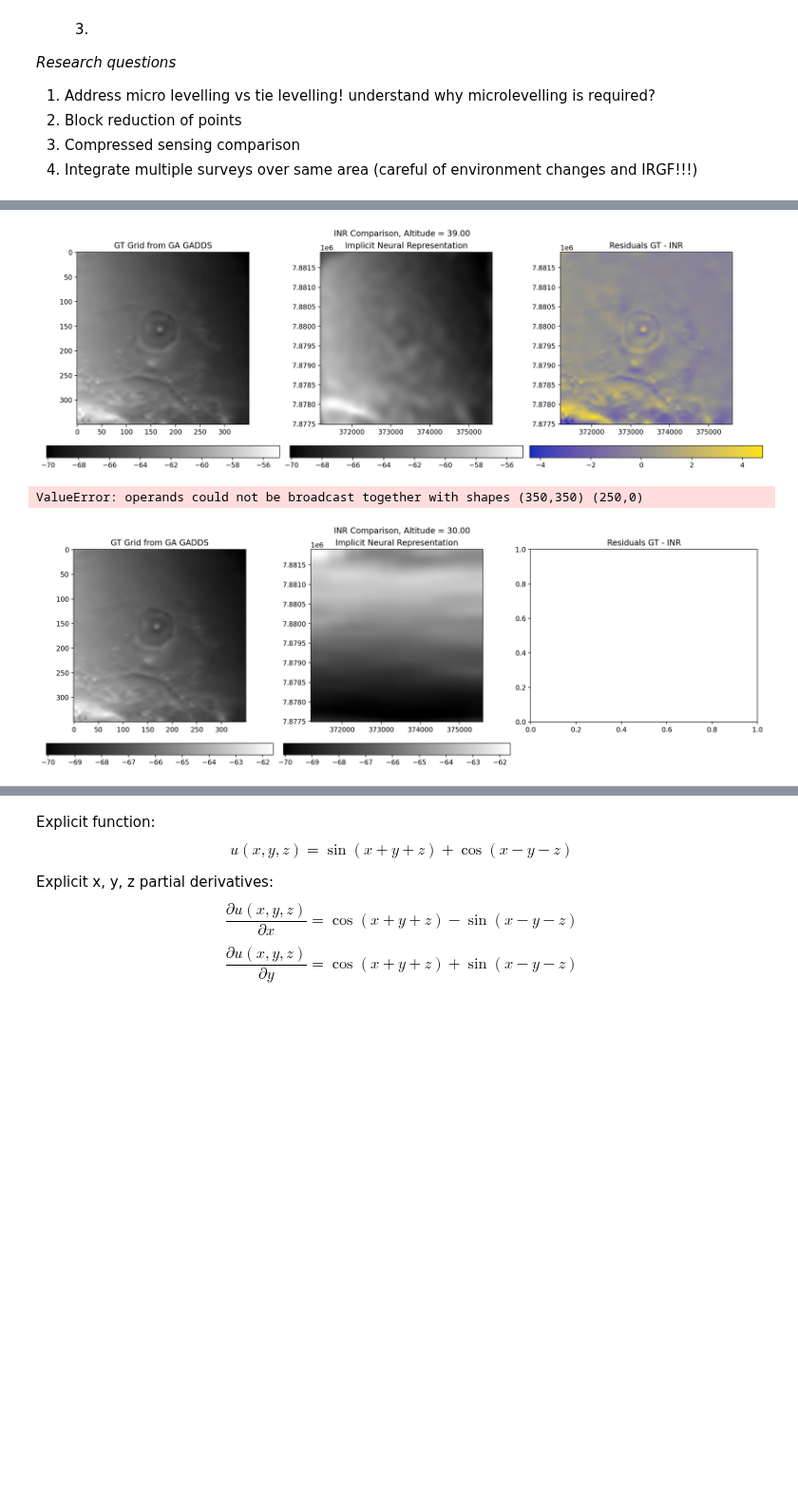
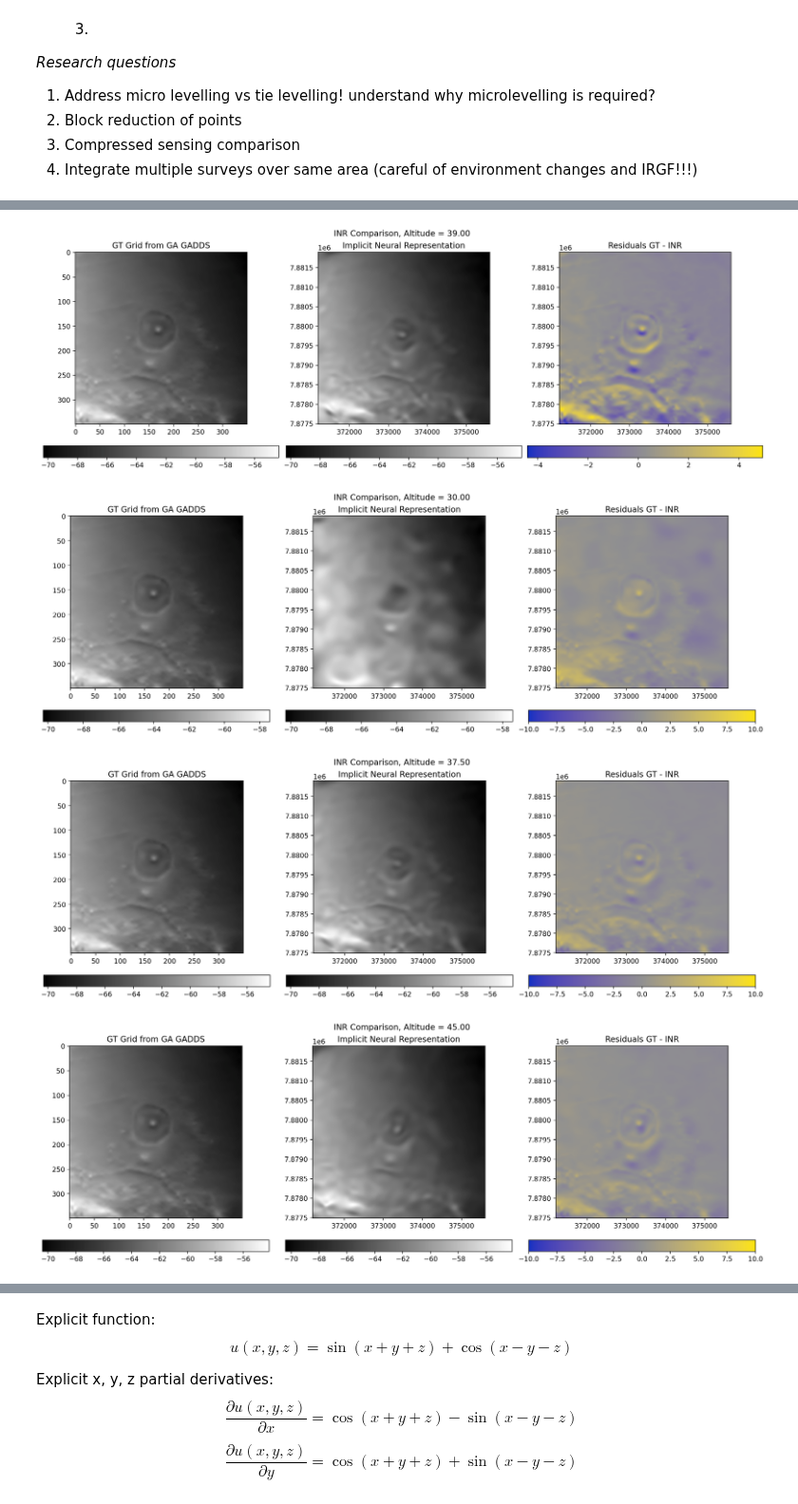
Before and after one commit to LSgeo/ImplicitGeo, a Jupyter notebook: GeoINR3D_optimiser.ipynb, the cells around one changed output, grey strips where cells are left out. Shown at 95% size. Saved outputs shown, nothing was run; the diff lists cells and outputs as text; code cells hidden in the pictures; blank space fills up the shorter version.

```diff
--- a/GeoINR3D_optimiser.ipynb
+++ b/GeoINR3D_optimiser.ipynb
@@ -63,8 +67,10 @@ random.seed(seed)
 # train_dataset, val_dataset = random_split(dataset, [0.3, 0.7])
 # print(f"{len(train_dataset)=}, {len(val_dataset)=}")
 # %%
-netcdf_path = Path(r"/home/luke/PhD/ch3/implicitgeo/data/P864-line-magnetic-AWAGS_MAG_2010.nc")
-gtt_path = Path(r"/home/luke/PhD/ch3/implicitgeo/data/P864-grid-tmi.tif")
+netcdf_path = Path(
+    "/home/luke/ImplicitGeo/data/Ch3/P864-line-magnetic-AWAGS_MAG_2010.nc"
+)
+gtt_path = Path("/home/luke/ImplicitGeo/data/Ch3/P864-grid-tmi.tif")
 
 dataset = geoinr.batcheddatasets.NCDataset(netcdf_path, variable="mag_microLevelled")
 
@@ -222,19 +110,20 @@ def run_experiment(f, dataloaders: dict, opt: dict):
 # )
 
 train_opts = dict(
-    total_epochs=1_000,  # 00,
+    total_epochs=500,  # 00,
     batch_size=100_000,  # 2_048_000,  # 1M for 12 GB
-    initial_lr=5e-5,
+    initial_lr=5e-4,
     nonlinearity="sinusoidal",
-    hidden_layers=4,
-    weight_rloss=0.1,  # 1e-4,
-    rloss_Sigma=1e-6,  # Scaled per x width
+    hidden_layers=3,
+    hidden_features=256,
+    weight_rloss=1e-4,  # 1e-4,
+    rloss_Sigma=1e-8,  # Scale per x width ?
     n_samples=int(0.1 * dataset.u.shape[0]),  # 10% samples for RLoss
     wire_omega_0=10,
     wire_sigma=10,
     device="cuda",
     use_amp=False,
-    gt_tiff=tifffile.imread(gtt_path)
+    gt_tiff=tifffile.imread(gtt_path),
 )
 
 train_dataloader = geoinr.batcheddatasets.BatchingDataloader(
@@ -254,7 +143,7 @@ if train_opts["nonlinearity"] in ["sinusoidal", "siren"]:
     model = Siren(
         in_features=3,
         out_features=1,
-        hidden_features=256,
+        hidden_features=train_opts["hidden_features"],
         hidden_layers=train_opts["hidden_layers"],
         outermost_linear=True,
     )
@@ -265,21 +154,20 @@ elif "wire" in train_opts["nonlinearity"]:
         nonlin=train_opts["nonlinearity"],  # "wire2d" | "wire3d"
         in_features=3,
         out_features=1,
-        hidden_features=256,
+        hidden_features=train_opts["hidden_features"],
         hidden_layers=train_opts["hidden_layers"],
         first_omega_0=train_opts["wire_omega_0"],  # first Frequency of sinusoid
         hidden_omega_0=train_opts["wire_omega_0"],  # hidden Frequency of sinusoid
         scale=train_opts["wire_sigma"],  # Sigma of Guassian
-        pos_encode=False,
-        sidelength=None,  # only for pos_encode
     )
 
 f = model.to(device, non_blocking=True)
 
-inr = run_experiment(
+exp = geoinr.trainval.Exp(
     f,
     {"train": train_dataloader, "val": val_dataloader},
     train_opts,
 )
+inr = exp.train_inr()
 # %% [output]
 COMET WARNING: As you are running in a Jupyter environment, you will need to call `experiment.end()` when finished to ensure all metrics and code are logged before exiting.
@@ -355,30 +216,32 @@ fig = plt_inr(
     dpi=200,
 )
 # %% [output]
-[figure, old version]
+[figure, new version]
 # %%
 # Batched 3D volume query
-shape = (456, 455, 10)  # shape(0,1) needs to match GT shape for comparisons
+shape = (456, 455, 3)  # shape(0,1) needs to match GT shape for comparisons
 z_vec = normalise_fn(torch.linspace(30, 45, steps=shape[2]), "z")
 
-## TODO: query_inr_batched returns zxyu for easy iteration. Refactor!
-u = query_inr_batched(f, shape=(300,300,10), chunksize=256_000, z_vec=z_vec)
+u = query_inr_batched(inr, shape=shape, chunksize=256_000, z_vec=z_vec)
 u = unnormalise_fn(u, "u")
 
-for i, u in enumerate(u):
+for i, u in enumerate(u.transpose(2, 0, 1)):  # Iter through zxy slices
     altitude = unnormalise_fn(z_vec[i], "z")
     fig = plt_inr(
         u,
         altitude,
         extent=extent,
         ax_args=ax_args,
+        _vmax=10,
+        _vmin=-10,
         gt_grid=gtt,
         figsize=(15, 5),
         cropping=(50, 400),
         dpi=200,
     )
     plt.show()
 # %% [output]
-ValueError: operands could not be broadcast together with shapes (350,350) (250,0)
-[figure, old version]
+[figure, new version]
+[figure, added]
+[figure, added]
 # %%
```
Also changed, not shown: parts of 17 cells of this notebook.
